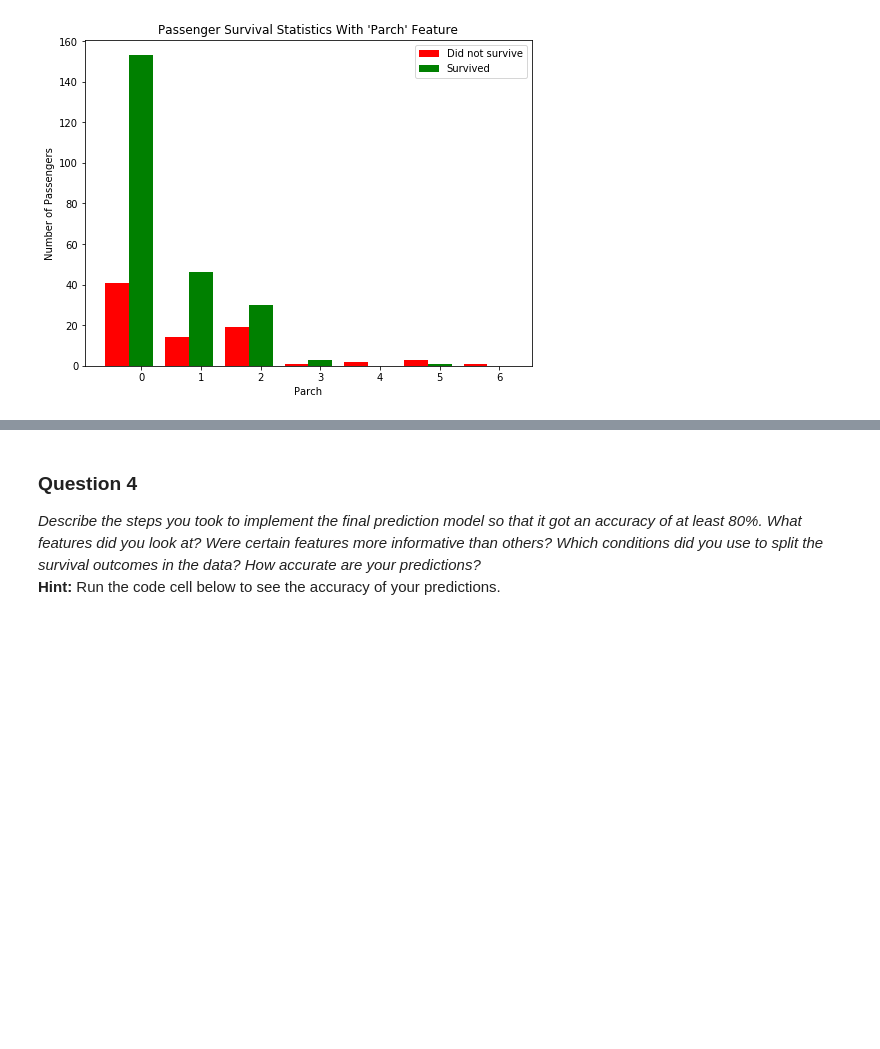
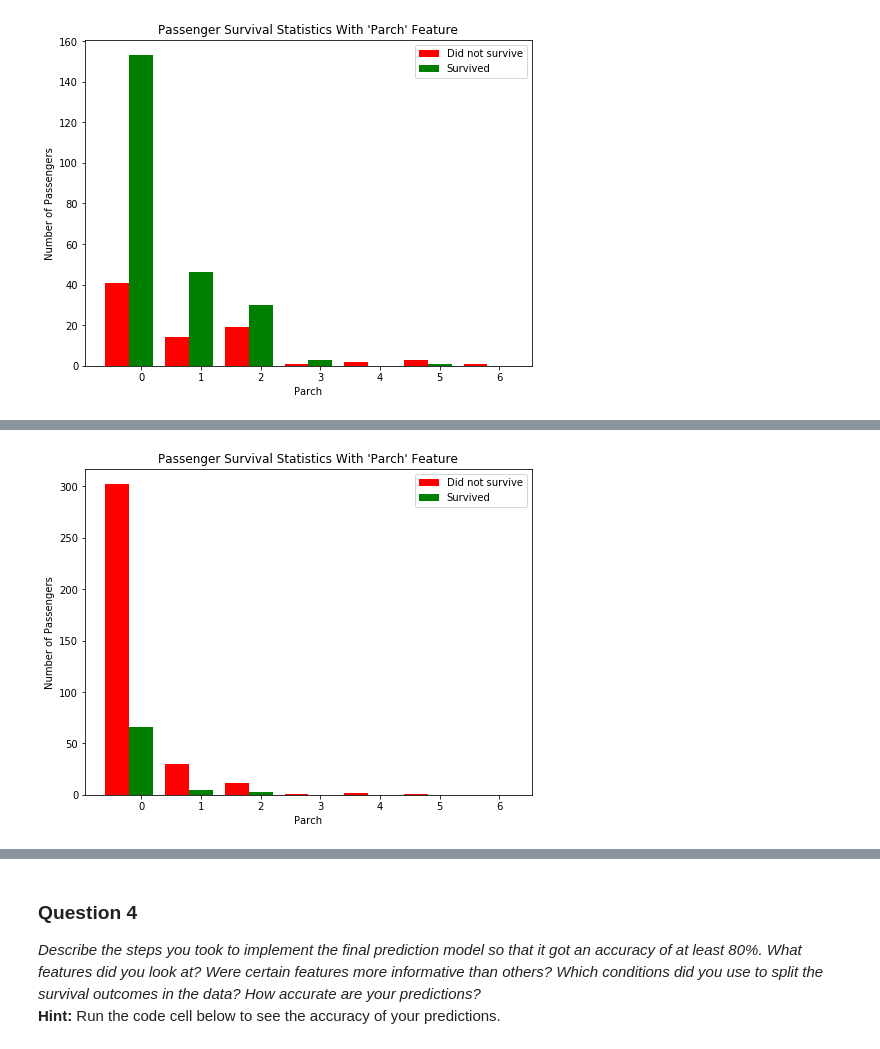
Before and after one commit to victorarias/furry-computing-machine, a Jupyter notebook: titanic_survival_exploration/titanic_survival_exploration.ipynb, the cells around one changed output, grey strips where cells are left out. Saved outputs shown, nothing was run; the diff lists cells and outputs as text; code cells hidden in the pictures; blank space fills up the shorter version.

```diff
--- a/titanic_survival_exploration/titanic_survival_exploration.ipynb
+++ b/titanic_survival_exploration/titanic_survival_exploration.ipynb
@@ -230,0 +245,4 @@ Similarly to the Pclass variable, a considerable number of female passengers wit
+# %%
+vs.survival_stats(data, outcomes, 'Parch', ["Sex == 'male'", "Age >= 10"])
+# %% [output]
+[figure, added]
```
Also changed, not shown: parts of 15 cells of this notebook, 1 other file.
